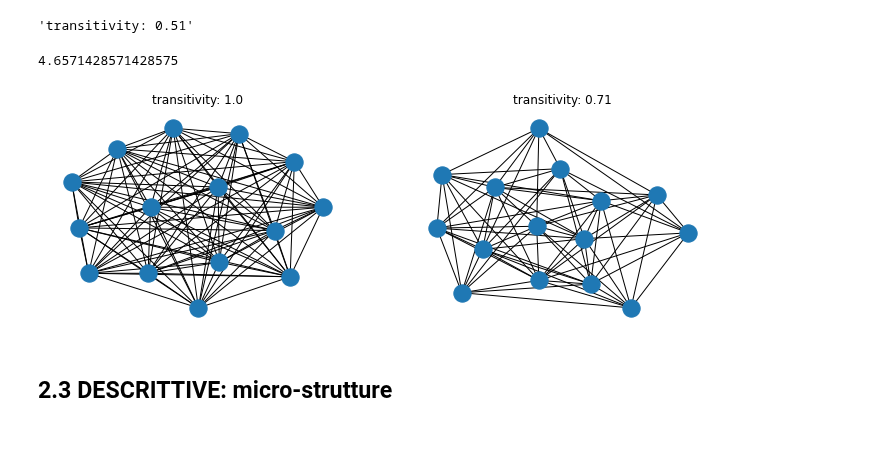
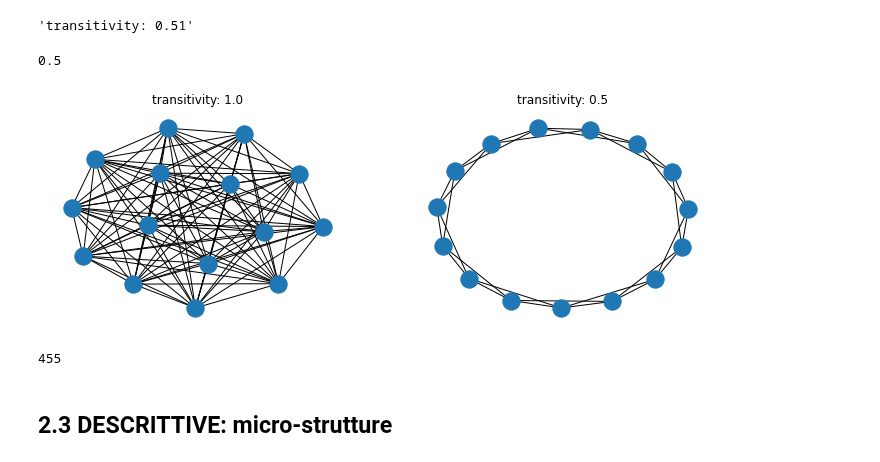
Before and after one commit to alkaest2002/ABGrid, a Jupyter notebook: materials/course 101/esercitazione.ipynb, the cells around one changed output. Saved outputs shown, nothing was run; the diff lists cells and outputs as text; code cells hidden in the pictures.

```diff
--- a/materials/course 101/esercitazione.ipynb
+++ b/materials/course 101/esercitazione.ipynb
@@ -388,20 +390,29 @@ f"transitivity: {np.round(nx.transitivity(Gi),2)}"
 # %%
 fig, (ax1, ax2) = plt.subplots(nrows=1, ncols=2, figsize=(12,4))
 
 S = nx.complete_graph(15)
 loc = nx.spring_layout(S)
 nx.draw(S,loc, ax=ax1)
-ax1.set_title(f"transitivity: {np.round(nx.transitivity(S),2)}")
+ax1.set_title(f"transitivity: {np.round(nx.transitivity(S),3)}")
 
-C = nx.watts_strogatz_graph(15, 10, 0.4, seed=42)
+C = nx.watts_strogatz_graph(15, 4, 0, seed=42)
 loc = nx.spring_layout(C)
 nx.draw(C,loc,ax=ax2)
-ax2.set_title(f"transitivity: {np.round(nx.transitivity(C),2)}");
+ax2.set_title(f"transitivity: {np.round(nx.transitivity(C),3)}");
 
-sum(nx.triangles(C).values()) / len(list(combinations(C,2)))
+triadic_census = dict(nx.triadic_census(nx.DiGraph(C)))
+triadic_census["300"]*3/(triadic_census["300"]*3+triadic_census["201"])
 # %% [output]
-4.6571428571428575
+0.5
-[figure, old version]
+[figure, new version]
+# %%
+triads = 0
+for nodes in combinations(C.nodes, 3):
+    n_edges = C.subgraph(nodes).number_of_edges()
+    if n_edges > 0: triads += 1
+triads
+# %% [output]
+455
 # %% [markdown]
 ## 2.3 DESCRITTIVE: micro-strutture
 # %% [markdown]
```
Also changed, not shown: parts of 15 cells of this notebook.
